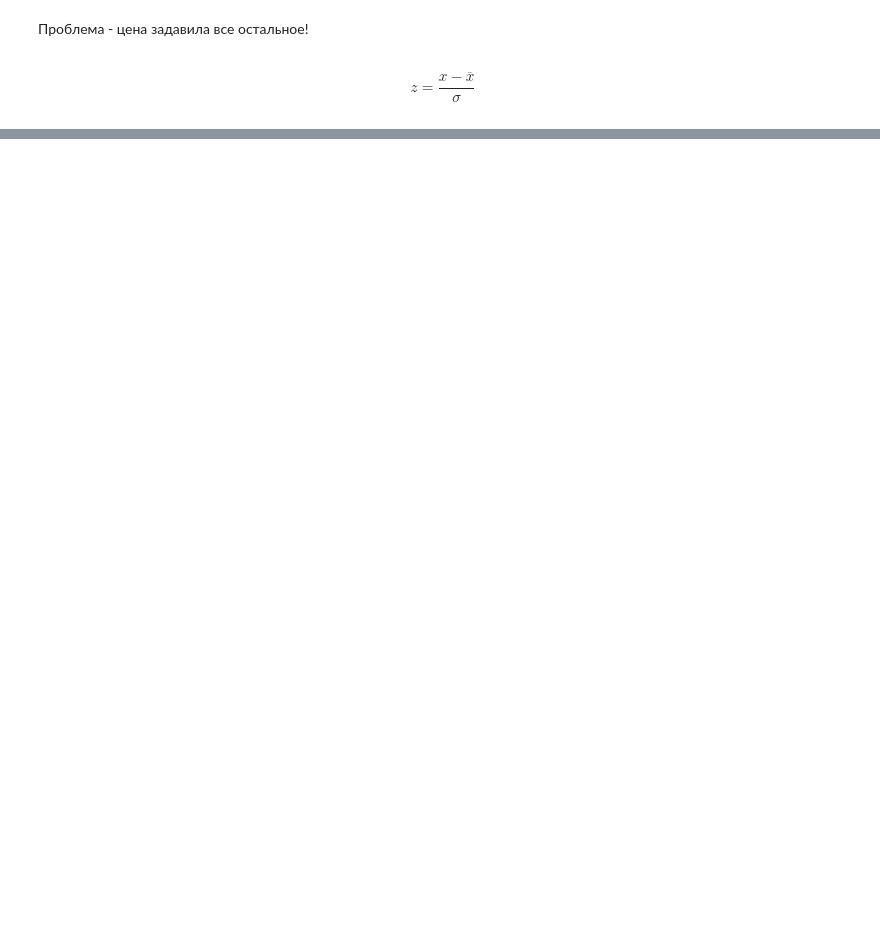
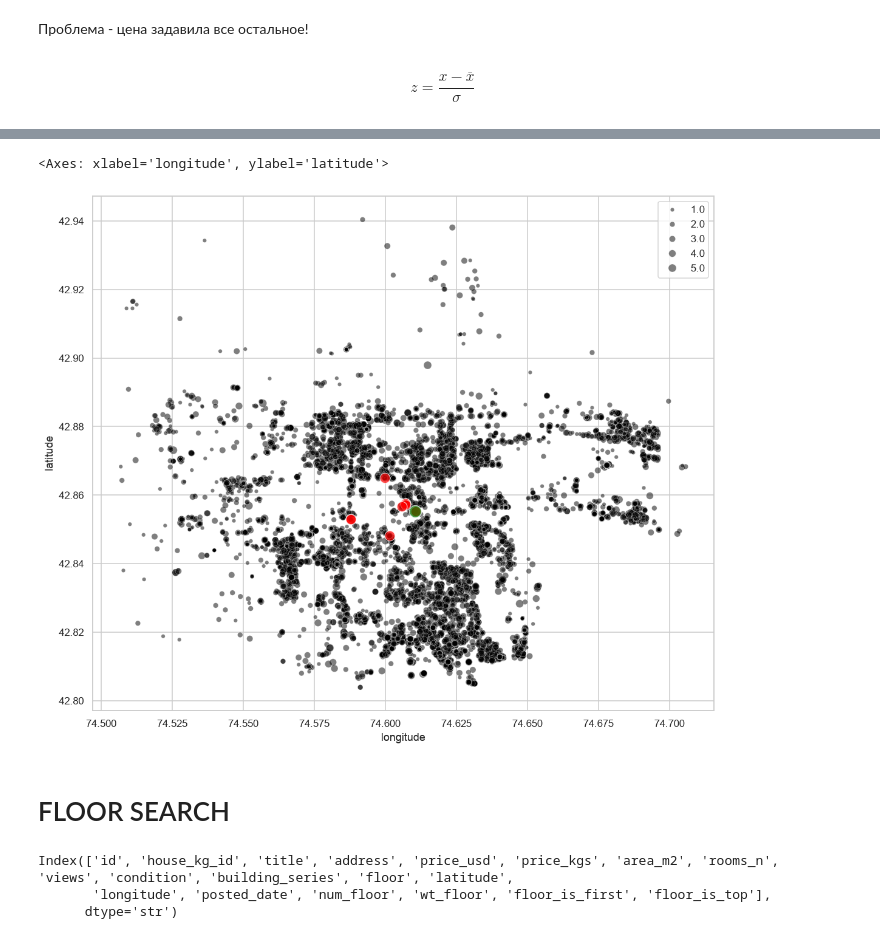
Before and after one commit to ai-academy-bish/ds8_house_kg_proj, a Jupyter notebook: seminar_1.ipynb, the cells around one changed output, grey strips where cells are left out. Saved outputs shown, nothing was run; the diff lists cells and outputs as text; code cells hidden in the pictures; blank space fills up the shorter version.

```diff
--- a/seminar_1.ipynb
+++ b/seminar_1.ipynb
@@ -504,0 +546,14 @@ top_10_zero
+# %%
+def knn(data: pd.DataFrame, anchor_ind: int, featules: list, top_nn: int=10, do_normalize: bool=True ):
+
+    X = data[featules].to_numpy()
+    anchor = X[anchor_ind]
+    if do_normalize:
+        glob_mean = X.mean(axis=0)
+        glob_std = X.std(axis=0)
+        X = (X - glob_mean) / glob_std
+        anchor = (anchor - glob_mean) / glob_std
+
+    eucl_dist = np.linalg.norm(X - anchor, axis=1, )
+    top_10_ind = np.argsort(eucl_dist)[:top_nn]
+    return data.iloc[top_10_ind]
@@ -504,0 +566,13 @@ top_10_zero
+# %%
+col_list = ['price_usd', 'area_m2', 'rooms_n', 'latitude', 'longitude']
+top_10 = knn(work, 234, col_list)
+# %%
+plt.subplots(figsize=(12, 10))
+sns.scatterplot(data=work, y='latitude', x='longitude', color='black', alpha=.5, size='rooms_n')
+sns.scatterplot(data=top_10, y='latitude', x='longitude', color='red', alpha=.7, s=120)
+sns.scatterplot(y=[top_10.iloc[0].latitude], x=[top_10.iloc[0].longitude], color='green', alpha=.7, s=170)
+# %% [output]
+<Axes: xlabel='longitude', ylabel='latitude'>
+[figure, added]
+# %% [markdown]
+# FLOOR SEARCH
@@ -504,0 +581,6 @@ top_10_zero
+# %%
+work.columns
+# %% [output]
+Index(['id', 'house_kg_id', 'title', 'address', 'price_usd', 'price_kgs', 'area_m2', 'rooms_n', 'views', 'condition', 'building_series', 'floor', 'latitude',
+       'longitude', 'posted_date', 'num_floor', 'wt_floor', 'floor_is_first', 'floor_is_top'],
+      dtype='str')
```
Also changed, not shown: parts of 21 cells of this notebook.
